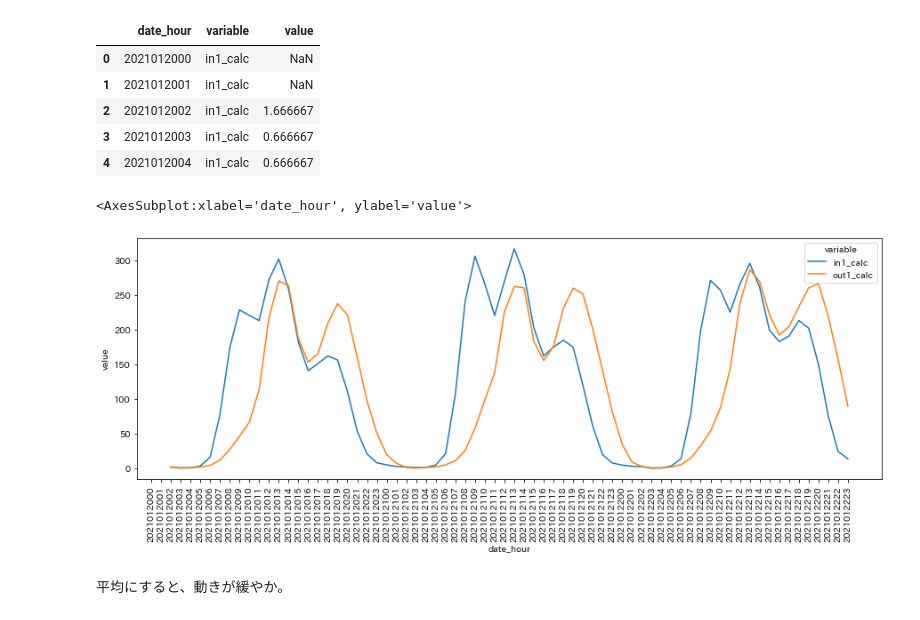
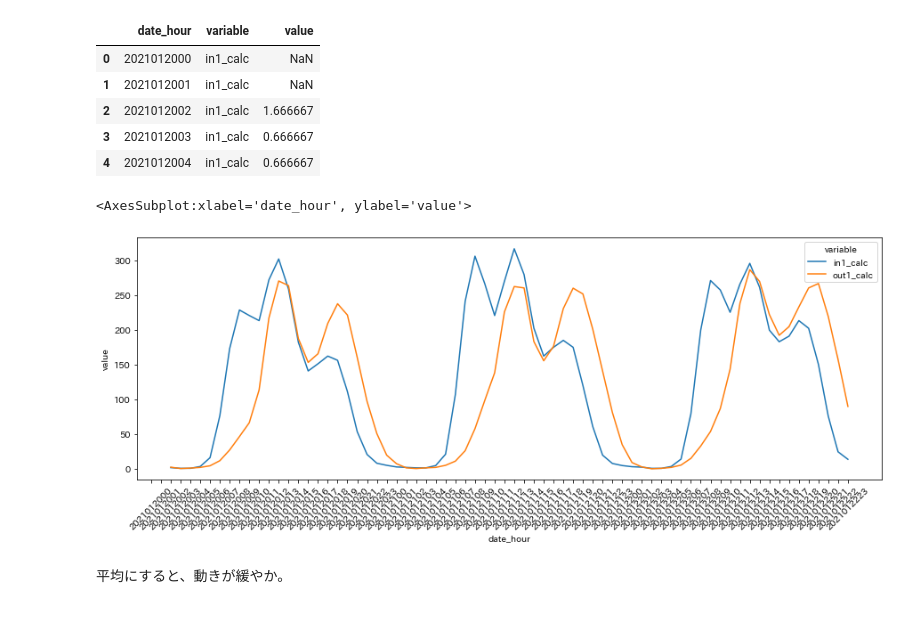
Before and after one commit to ayakamori0702/docker-100-vis, a Jupyter notebook: chapter-3/src/3章.ipynb, the cells around one changed output. Saved outputs shown, nothing was run; the diff lists cells and outputs as text; code cells hidden in the pictures.

```diff
--- a/chapter-3/src/3章.ipynb
+++ b/chapter-3/src/3章.ipynb
@@ -461,10 +460,10 @@ viz_data_rolling.head()
 # %%
 # 可視化
 plt.figure(figsize=(15, 5))
-plt.xticks(rotation=90)
+plt.xticks(rotation=45)
 sns.lineplot(x=viz_data_rolling['date_hour'], y=viz_data_rolling["value"], hue=viz_data_rolling['variable'])
 # %% [output]
 <AxesSubplot:xlabel='date_hour', ylabel='value'>
-[figure, old version]
+[figure, new version]
 # %% [markdown]
 平均にすると、動きが緩やか。
```
Also changed, not shown: parts of 1 cell of this notebook, 6 other files.
